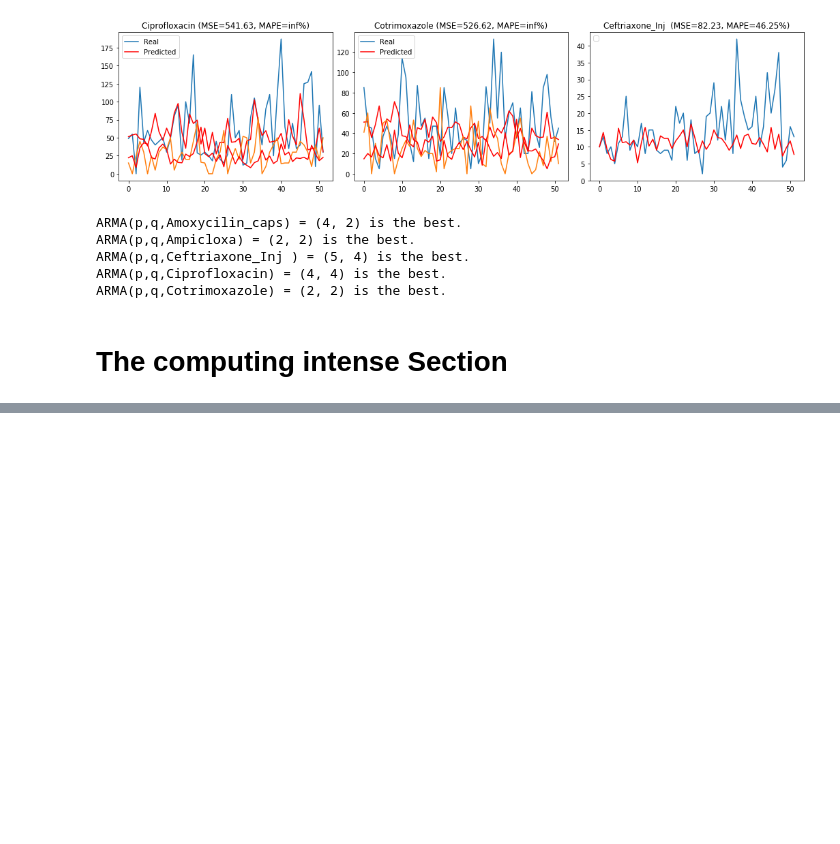
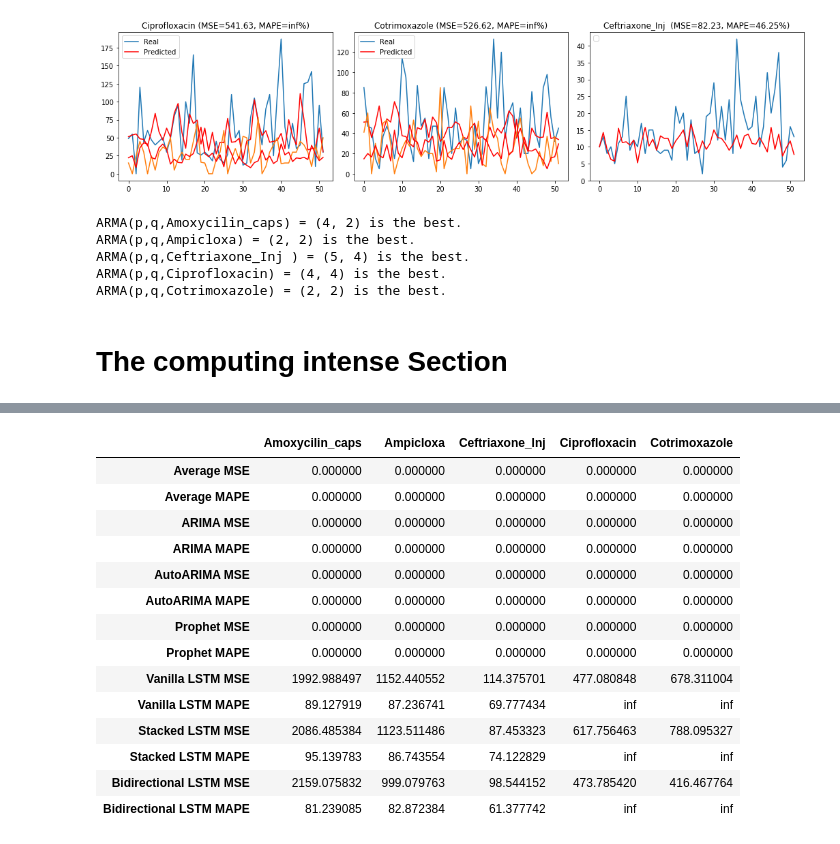
Before and after one commit to KakoozaJerry/test_new_pharma_intelligence, a Jupyter notebook: pharma_intelligent_systems.ipynb, the cells around one changed output, grey strips where cells are left out. Drawn from its saved outputs; the diff is of its cells as text; code cells hidden in the pictures; blank space fills up the shorter version.

```diff
--- a/pharma_intelligent_systems.ipynb
+++ b/pharma_intelligent_systems.ipynb
@@ -414,0 +613,19 @@ Ciprofloxacin - Best ARIMA(1, 1, 2) MSE=407.770
+# %%
+from IPython.display import display, HTML
+display(HTML(resultsLongtermdf.to_html()))
+# %% [output]
+|  | Amoxycilin_caps | Ampicloxa | Ceftriaxone_Inj | Ciprofloxacin | Cotrimoxazole |
+| Average MSE | 0.000000 | 0.000000 | 0.000000 | 0.000000 | 0.000000 |
+| Average MAPE | 0.000000 | 0.000000 | 0.000000 | 0.000000 | 0.000000 |
+| ARIMA MSE | 0.000000 | 0.000000 | 0.000000 | 0.000000 | 0.000000 |
+| ARIMA MAPE | 0.000000 | 0.000000 | 0.000000 | 0.000000 | 0.000000 |
+| AutoARIMA MSE | 0.000000 | 0.000000 | 0.000000 | 0.000000 | 0.000000 |
+| AutoARIMA MAPE | 0.000000 | 0.000000 | 0.000000 | 0.000000 | 0.000000 |
+| Prophet MSE | 0.000000 | 0.000000 | 0.000000 | 0.000000 | 0.000000 |
+| Prophet MAPE | 0.000000 | 0.000000 | 0.000000 | 0.000000 | 0.000000 |
+| Vanilla LSTM MSE | 1992.988497 | 1152.440552 | 114.375701 | 477.080848 | 678.311004 |
+| Vanilla LSTM MAPE | 89.127919 | 87.236741 | 69.777434 | inf | inf |
+| Stacked LSTM MSE | 2086.485384 | 1123.511486 | 87.453323 | 617.756463 | 788.095327 |
+| Stacked LSTM MAPE | 95.139783 | 86.743554 | 74.122829 | inf | inf |
+| Bidirectional LSTM MSE | 2159.075832 | 999.079763 | 98.544152 | 473.785420 | 416.467764 |
+| Bidirectional LSTM MAPE | 81.239085 | 82.872384 | 61.377742 | inf | inf |
```
Also changed, not shown: parts of 10 cells of this notebook.
